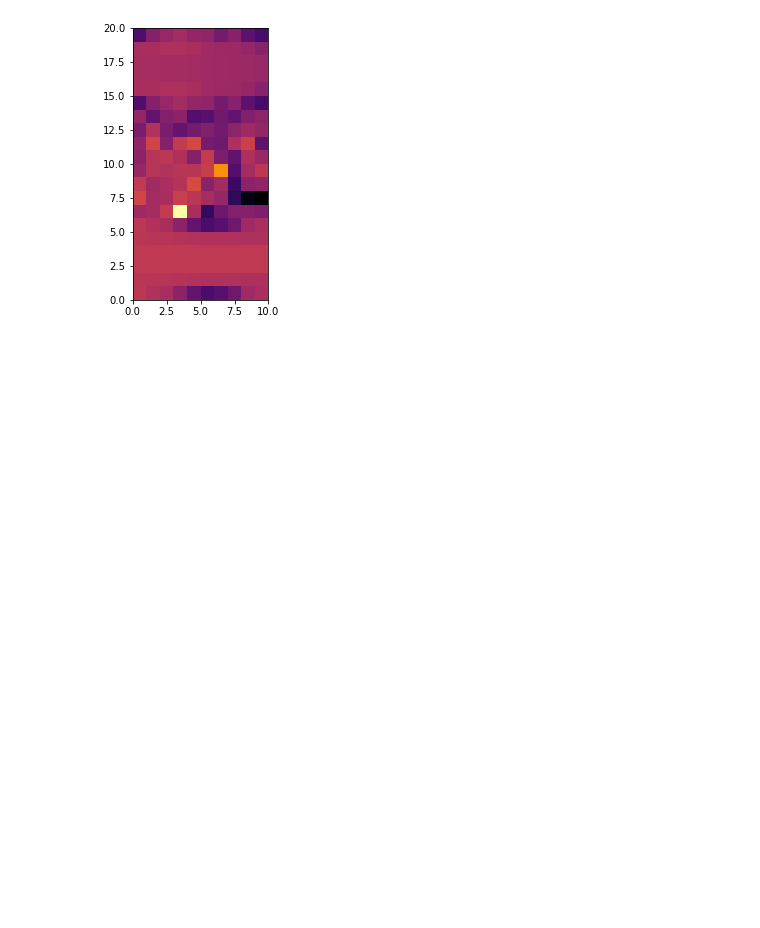
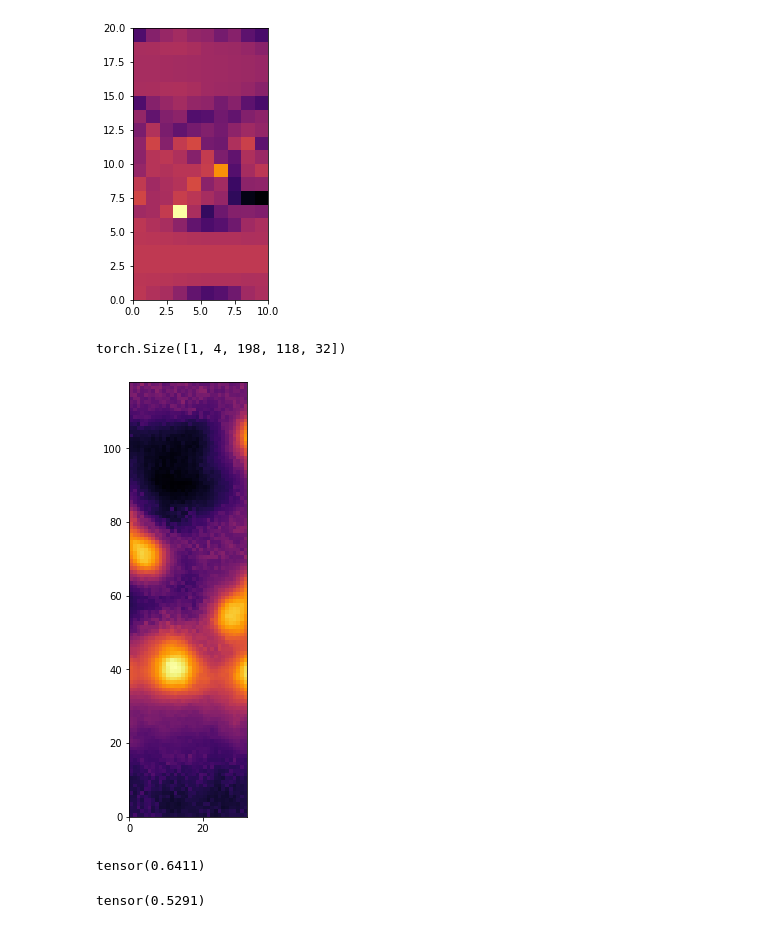
Before and after one commit to tvhahn/EarthGAN, a Jupyter notebook: notebooks/scratch/load_model_viz.ipynb, the cells around one changed output. Cells and saved outputs as stored; diff of their text form; code cells hidden in the pictures; blank space fills up the shorter version.

Commit message:
adding together slices

```diff
--- a/notebooks/scratch/load_model_viz.ipynb
+++ b/notebooks/scratch/load_model_viz.ipynb
@@ -153,3 +153,26 @@ def gen_output_slice_for_concatenate(x_input, gen, roll_increment=0, width=32):
 
         # x_fake shape: (1, 4, 198, 118, 38)
         return x_fake[:,:,:,:,3:width+3].detach().cpu()
+# %%
+input_data = torch.tensor(np.load(path_input_folder / 'x_001.npy'))
+# input to the generator needs 30 radial layers in order to get to a final radial output of 198
+index_keep = np.round(np.arange(0,input_data.shape[2], input_data.shape[2]/30.0)).astype(int)
+input_data = input_data[:,:,index_keep,:,:]
+
+x_fake1=gen_output_slice_for_concatenate(input_data.to(device), gen, roll_increment=0, width=32)
+print(x_fake1.shape)
+color_scheme='inferno'
+fig, ax = plt.subplots(1,1, figsize=(18,8))
+ax.pcolormesh(x_fake[0,0,90,:,:].cpu(), cmap=color_scheme)
+ax.set_aspect(1)
+# %% [output]
+torch.Size([1, 4, 198, 118, 32])
+[figure, added]
+# %%
+x[0,0,90,:,:].max()
+# %% [output]
+tensor(0.6411)
+# %%
+x[0,0,90,:,:].min()
+# %% [output]
+tensor(0.5291)
```
Also changed, not shown: parts of 5 cells of this notebook.
